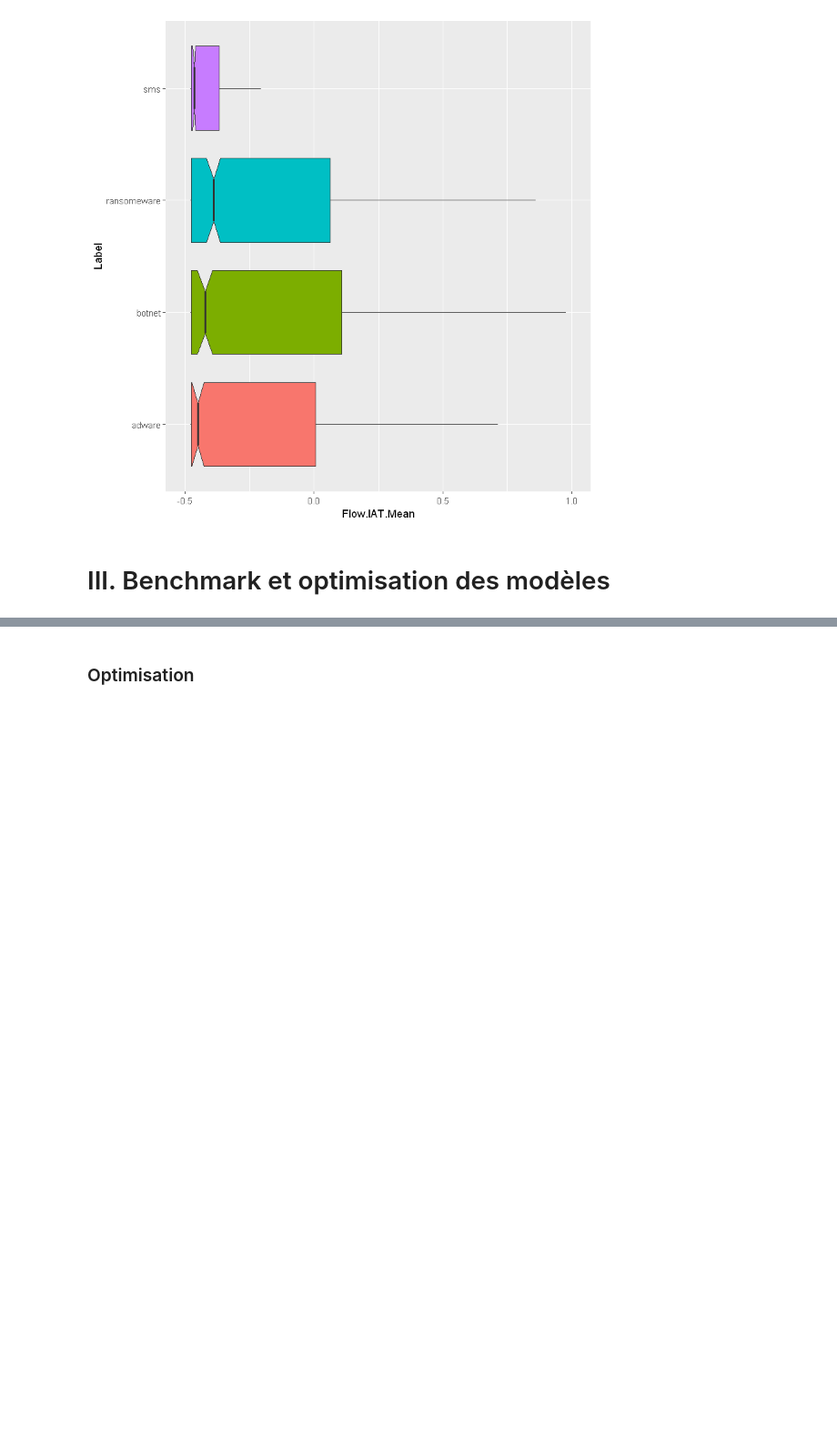
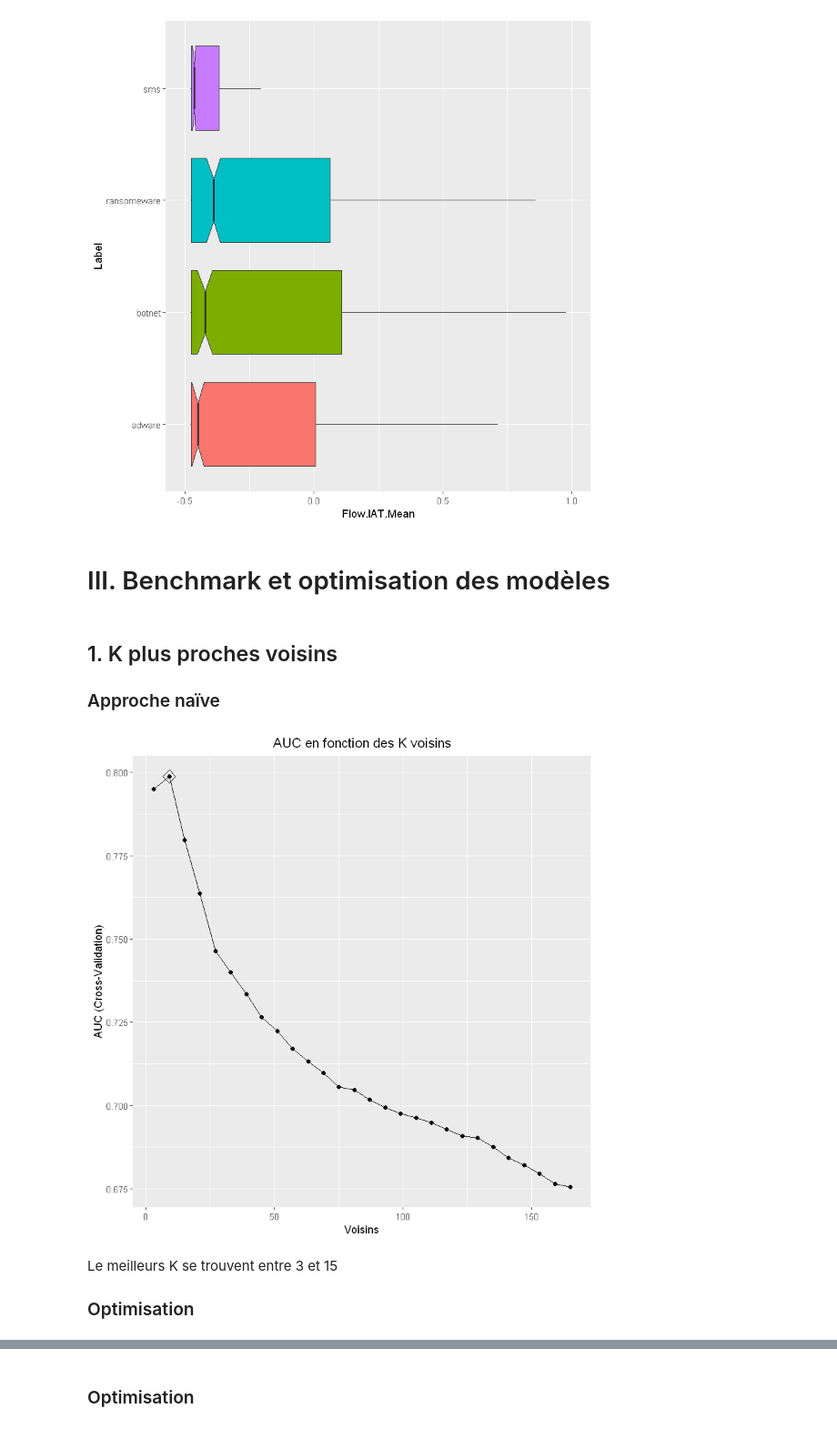
Before and after one commit to Lrakotoson/M_R, a Jupyter notebook: S2/Classification/Project/jet1.ipynb, the cells around one changed output, grey strips where cells are left out. Shown at 91% size. Cells and saved outputs as stored; diff of their text form; code cells hidden in the pictures; blank space fills up the shorter version.

```diff
--- a/S2/Classification/Project/jet1.ipynb
+++ b/S2/Classification/Project/jet1.ipynb
@@ -321,3 +338,36 @@ tune_control <- trainControl(
   classProbs = TRUE,
   summaryFunction = multiClassSummary
 )
+# %% [markdown]
+## 1. K plus proches voisins
+
+### Approche naïve
+# %%
+knn_tune_naive <- data.frame(
+    k = seq(3, 170, by = 6)
+)
+# %%
+cl <- makePSOCKcluster(4)
+registerDoParallel(cl)
+set.seed(2020)
+
+knn_naive_cv <- train(
+    Label ~ .,
+    data = train_set,
+    method = "knn",
+    metric = "AUC",
+    trControl = tune_control,
+    tuneGrid = knn_tune_naive,
+)
+
+on.exit(stopCluster(cl))
+# %%
+ggplot(knn_naive_cv, highlight = T) +
+labs(title = "AUC en fonction des K voisins", x = "Voisins") +
+theme(plot.title = element_text(hjust = 0.5))
+# %% [output]
+[figure, added]
+# %% [markdown]
+Le meilleurs K se trouvent entre 3 et 15
+
+### Optimisation
```
Also changed, not shown: parts of 21 cells of this notebook.
